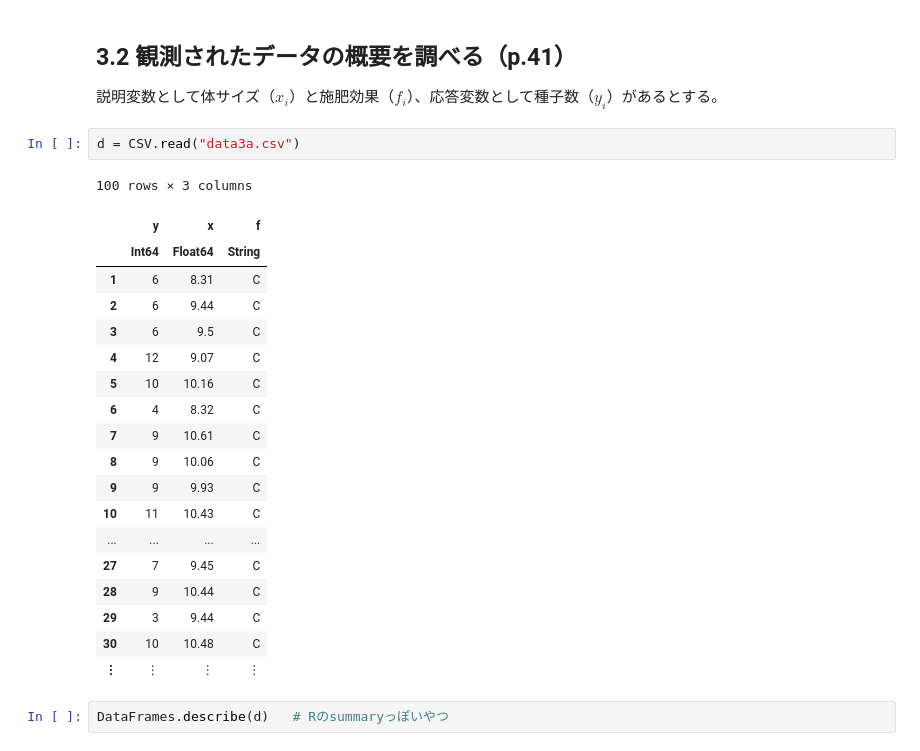
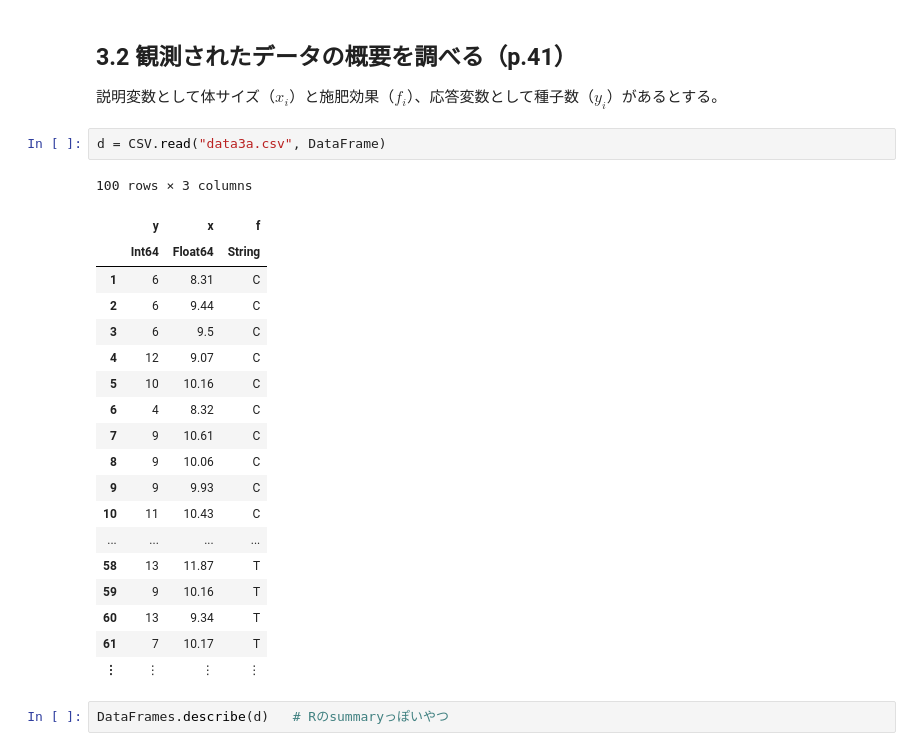
Before and after one commit to JikanBae/kubo-midoribon-julia, a Jupyter notebook: Chapter_03.ipynb, the cells around one changed output. Cells and saved outputs as stored; diff of their text form.

```diff
--- a/Chapter_03.ipynb
+++ b/Chapter_03.ipynb
@@ -31,26 +28,26 @@ Environment:
 
 説明変数として体サイズ（$x_i$）と施肥効果（$f_i$）、応答変数として種子数（$y_i$）があるとする。
 # %%
-d = CSV.read("data3a.csv")
+d = CSV.read("data3a.csv", DataFrame)
 # %% [output]
 100 rows × 3 columns
 |  | y | x | f |
 |  | Int64 | Float64 | String |
 | 1 | 6 | 8.31 | C |
 | 2 | 6 | 9.44 | C |
 | 3 | 6 | 9.5 | C |
 | 4 | 12 | 9.07 | C |
 | 5 | 10 | 10.16 | C |
 | 6 | 4 | 8.32 | C |
 | 7 | 9 | 10.61 | C |
 | 8 | 9 | 10.06 | C |
 | 9 | 9 | 9.93 | C |
 | 10 | 11 | 10.43 | C |
 | ... | ... | ... | ... |
-| 27 | 7 | 9.45 | C |
-| 28 | 9 | 10.44 | C |
-| 29 | 3 | 9.44 | C |
-| 30 | 10 | 10.48 | C |
+| 58 | 13 | 11.87 | T |
+| 59 | 9 | 10.16 | T |
+| 60 | 13 | 9.34 | T |
+| 61 | 7 | 10.17 | T |
 | ⋮ | ⋮ | ⋮ | ⋮ |
 # %%
 DataFrames.describe(d)   # Rのsummaryっぽいやつ
```
Also changed, not shown: parts of 8 cells of this notebook, 6 other files.
